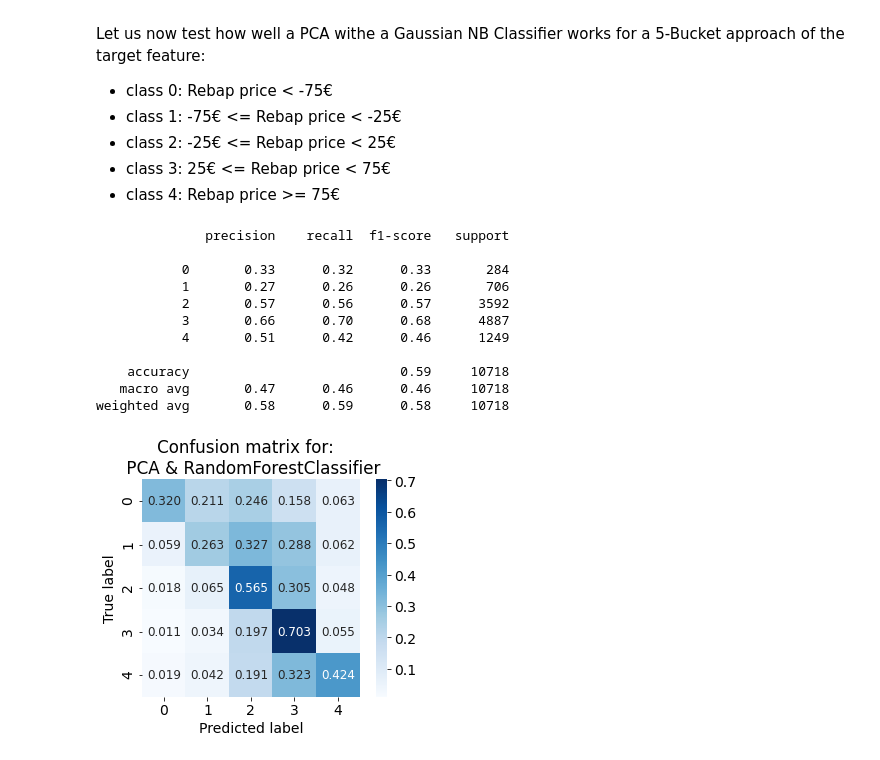
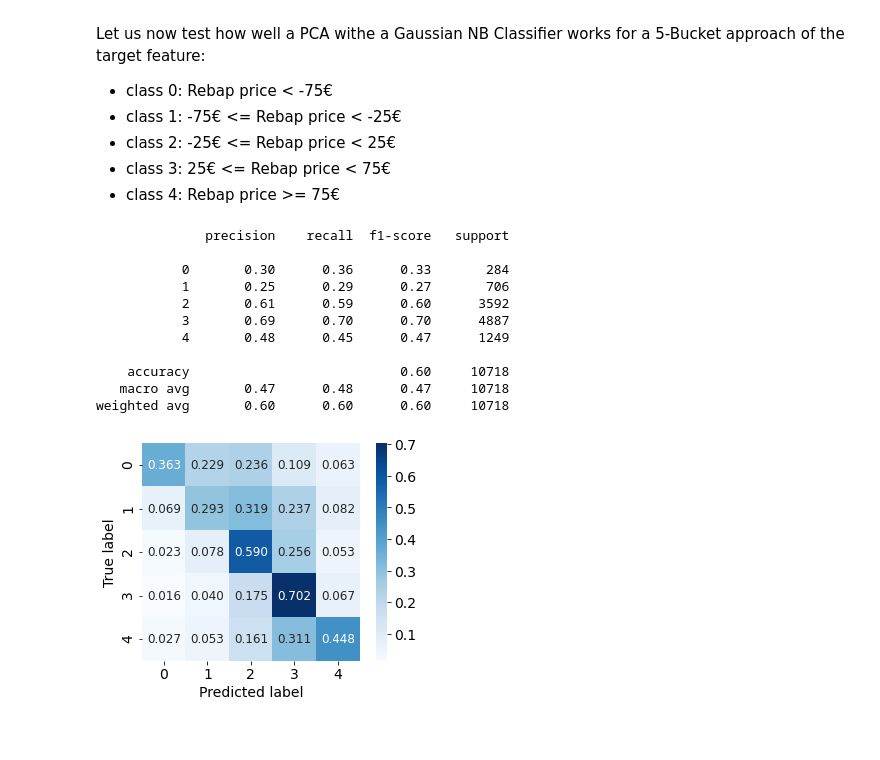
Before and after one commit to Antadurunnu/Energy-imbalance-price-prediction, a Jupyter notebook: Capstone_PCA_EDA_short.ipynb, the cells around one changed output. Cells and saved outputs as stored; diff of their text form; code cells hidden in the pictures.

```diff
--- a/Capstone_PCA_EDA_short.ipynb
+++ b/Capstone_PCA_EDA_short.ipynb
@@ -313,6 +301,6 @@ def Rebap_classifier(df, X, y, hours_shift=0, dim_num=14):
             cmap='Blues', square=True, fmt='.3f')
     plt.ylabel('True label')
     plt.xlabel('Predicted label')
-    plt.title('Confusion matrix for:  \n PCA & {}'.format(clf2.__class__.__name__));
+    #plt.title('Confusion matrix for:  \n PCA & {}'.format(clf2.__class__.__name__));
     return print(classification_report(y_test,y_pred))
 # %%
@@ -426,20 +414,20 @@ from sklearn.model_selection import train_test_split
 X_3 = df_pca_5_bucket.drop(["rebap_price_class"],axis=1)
 y_3 = df_pca_5_bucket["rebap_price_class"]
 # %%
-Rebap_classifier(df_pca_5_bucket, X_3, y_3, dim_num=80, hours_shift= 6 )
+Rebap_classifier(df_pca_5_bucket, X_3, y_3, dim_num=40, hours_shift= 6 )
 # %% [output]
               precision    recall  f1-score   support
 
-           0       0.33      0.32      0.33       284
-           1       0.27      0.26      0.26       706
-           2       0.57      0.56      0.57      3592
-           3       0.66      0.70      0.68      4887
-           4       0.51      0.42      0.46      1249
+           0       0.30      0.36      0.33       284
+           1       0.25      0.29      0.27       706
+           2       0.61      0.59      0.60      3592
+           3       0.69      0.70      0.70      4887
+           4       0.48      0.45      0.47      1249
 
-    accuracy                           0.59     10718
-   macro avg       0.47      0.46      0.46     10718
-weighted avg       0.58      0.59      0.58     10718
+    accuracy                           0.60     10718
+   macro avg       0.47      0.48      0.47     10718
+weighted avg       0.60      0.60      0.60     10718
-[figure, old version]
+[figure, new version]
 # %%
 from apymb import *
 
```
Also changed, not shown: parts of 11 cells of this notebook, 1 other file.
